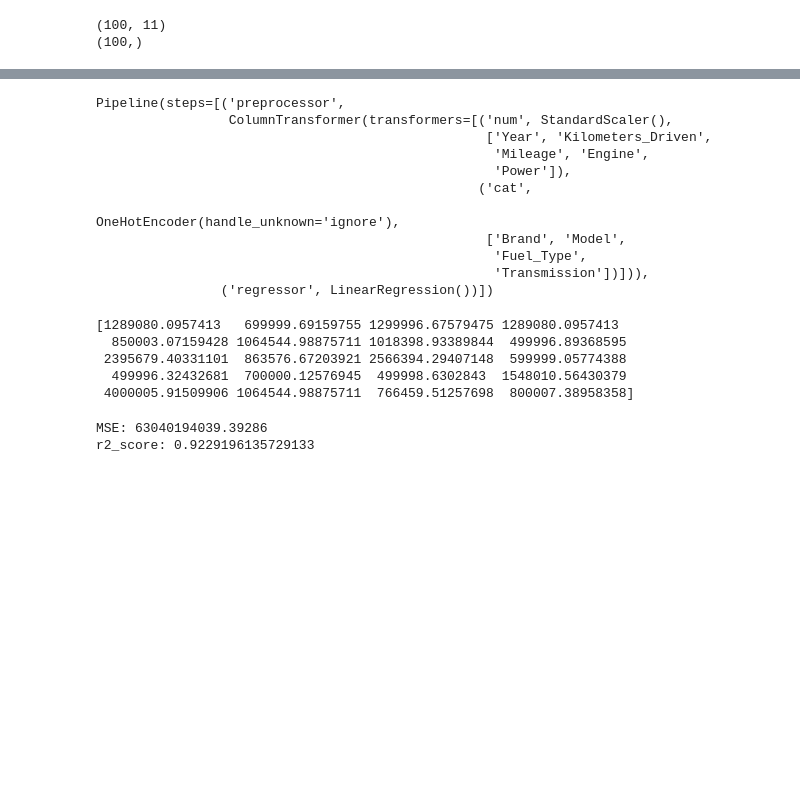
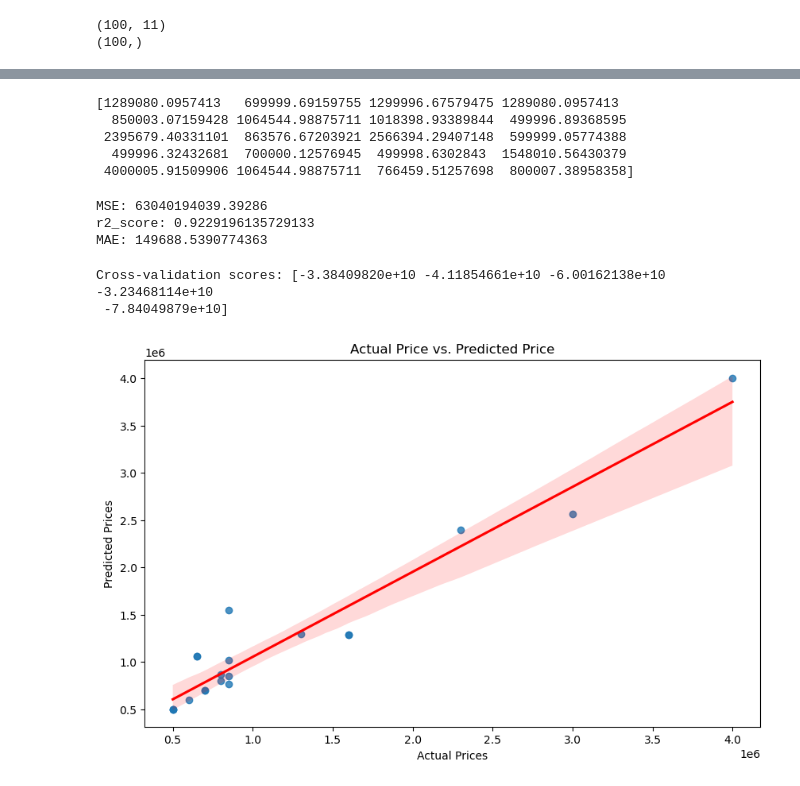
Before and after one commit to KhurramHashmat/ML, a Jupyter notebook: LinearRegression/Linear_Regression (Used_Car_Price_Prediction).ipynb, the cells around one changed output, grey strips where cells are left out. Drawn from its saved outputs; the diff is of its cells as text; code cells hidden in the pictures; blank space fills up the shorter version.

```diff
--- a/LinearRegression/Linear_Regression (Used_Car_Price_Prediction).ipynb
+++ b/LinearRegression/Linear_Regression (Used_Car_Price_Prediction).ipynb
@@ -72,33 +97,40 @@ pipeline = Pipeline(steps=[
 # %%
-pipeline.fit(X_train, y_train)
+# Predicting on the test set
+y_pred = pipeline.predict(X_test)
+print(y_pred)
 # %% [output]
-Pipeline(steps=[('preprocessor',
-                 ColumnTransformer(transformers=[('num', StandardScaler(),
-                                                  ['Year', 'Kilometers_Driven',
-                                                   'Mileage', 'Engine',
-                                                   'Power']),
-                                                 ('cat',
-                                                  OneHotEncoder(handle_unknown='ignore'),
-                                                  ['Brand', 'Model',
-                                                   'Fuel_Type',
-                                                   'Transmission'])])),
-                ('regressor', LinearRegression())])
+[1289080.0957413   699999.69159755 1299996.67579475 1289080.0957413
+  850003.07159428 1064544.98875711 1018398.93389844  499996.89368595
+ 2395679.40331101  863576.67203921 2566394.29407148  599999.05774388
+  499996.32432681  700000.12576945  499998.6302843  1548010.56430379
+ 4000005.91509906 1064544.98875711  766459.51257698  800007.38958358]
 # %%
-y_pred = pipeline.predict(X_test)
-print(y_pred)
+# Evaluating model
+mse = mean_squared_error(y_test, y_pred)
+r2 = r2_score(y_test, y_pred)
+mae = mean_absolute_error(y_test, y_pred)
+print(f"MSE: {mse}")
+print(f"r2_score: {r2}")
+print(f"MAE: {mae}")
 # %% [output]
-[1289080.0957413   699999.69159755 1299996.67579475 1289080.0957413
-  850003.07159428 1064544.98875711 1018398.93389844  499996.89368595
- 2395679.40331101  863576.67203921 2566394.29407148  599999.05774388
-  499996.32432681  700000.12576945  499998.6302843  1548010.56430379
- 4000005.91509906 1064544.98875711  766459.51257698  800007.38958358]
+MSE: 63040194039.39286
+r2_score: 0.9229196135729133
+MAE: 149688.5390774363
 # %%
-mse = mean_squared_error(y_test, y_pred)
-r2 = r2_score(y_test, y_pred)
+# Performing Cross-validation
+scores = cross_val_score(pipeline, X_train, y_train, cv=5, scoring='neg_mean_squared_error')
+print(f"Cross-validation scores: {scores}")
+# %% [output]
+Cross-validation scores: [-3.38409820e+10 -4.11854661e+10 -6.00162138e+10 -3.23468114e+10
+ -7.84049879e+10]
 # %%
-print(f"MSE: {mse}")
-print(f"r2_score: {r2}")
+# Plotting actual vs. predicted prices
+plt.figure(figsize=(10,6))
+sns.regplot(x=y_test, y=y_pred, line_kws={'color':'red'})
+plt.xlabel('Actual Prices')
+plt.ylabel('Predicted Prices')
+plt.title('Actual Price vs. Predicted Price')
+plt.show()
 # %% [output]
-MSE: 63040194039.39286
-r2_score: 0.9229196135729133
+[figure, added]
 # %%
```
Also changed, not shown: parts of 13 cells of this notebook.
